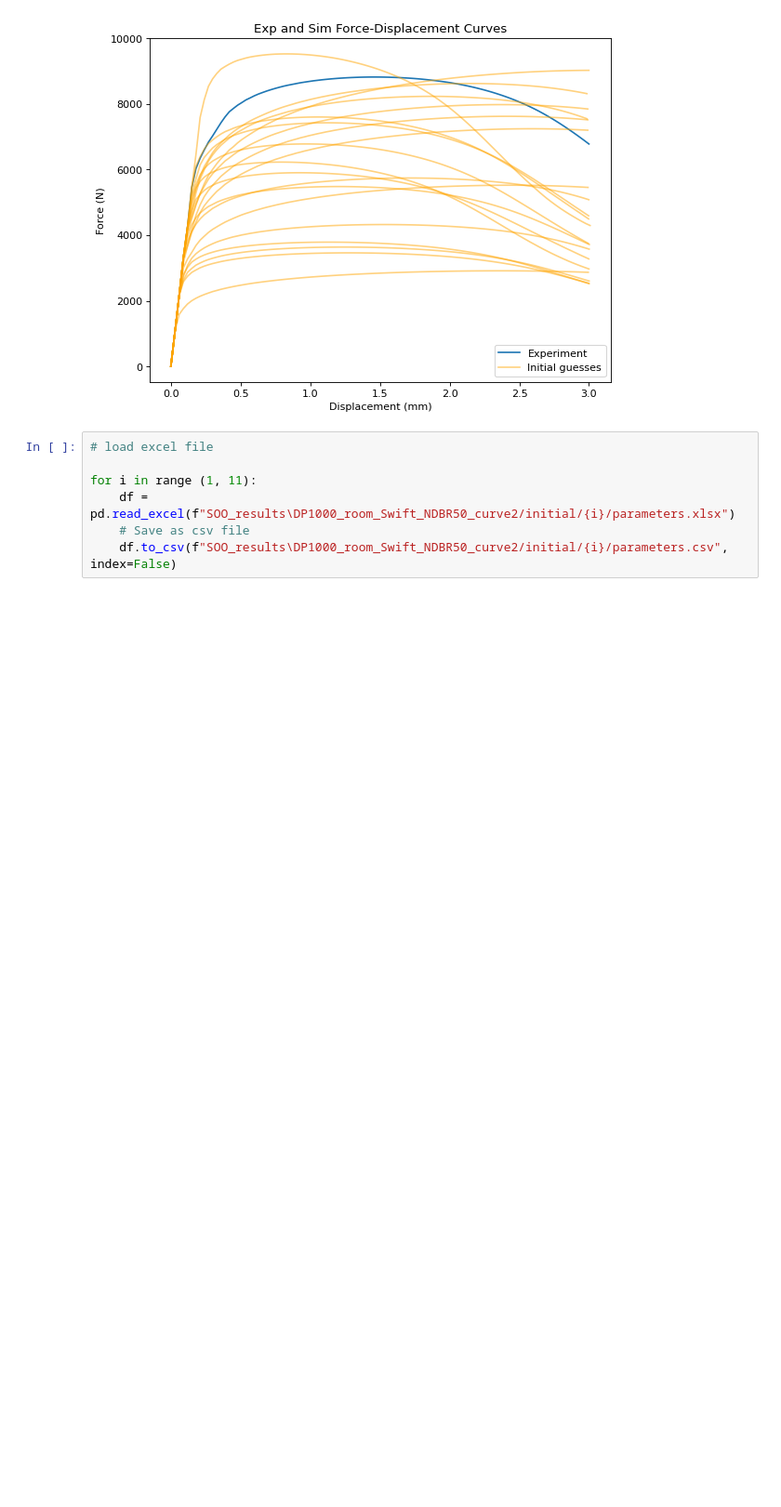
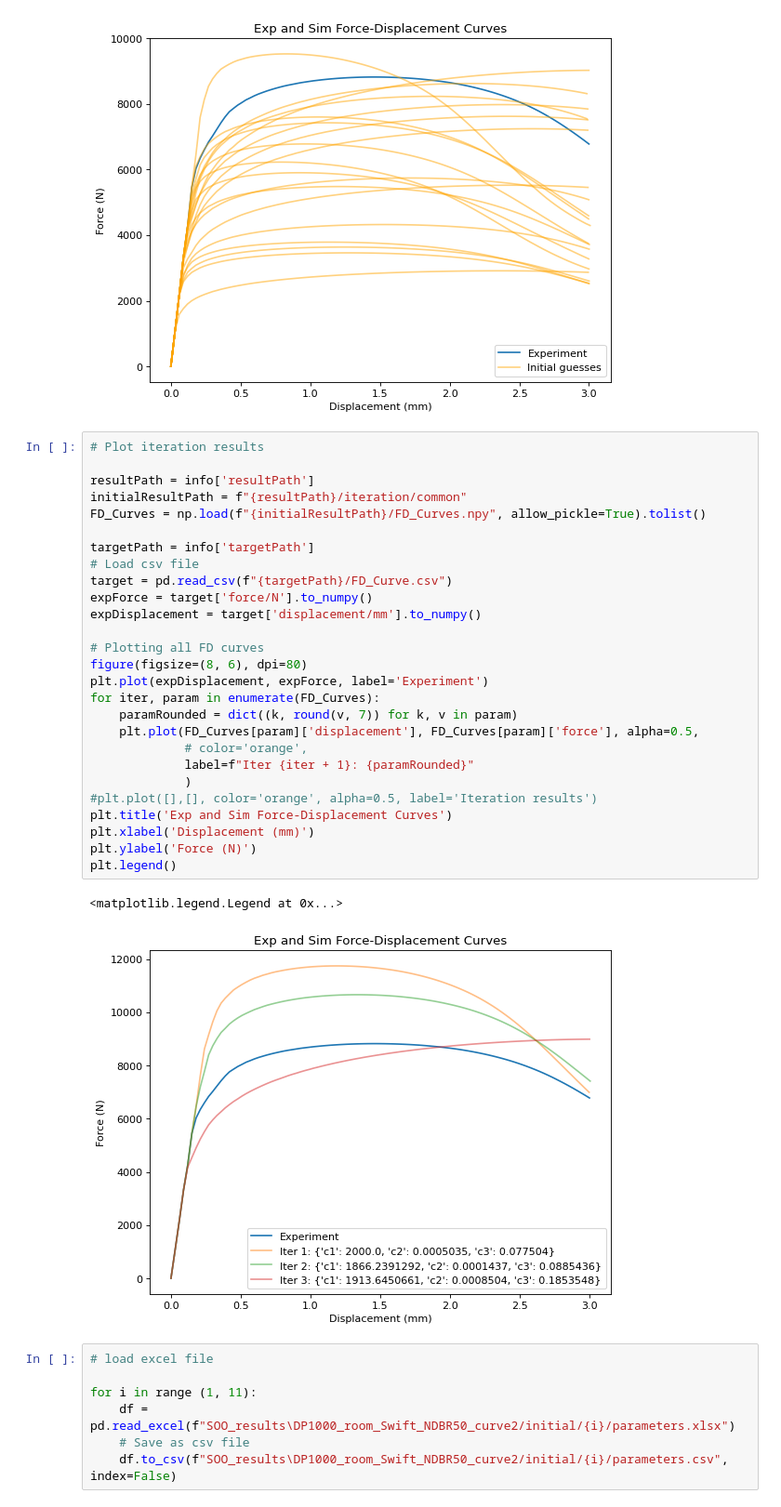
Before and after one commit to VedantZope/Abaqus-Macromechanics, a Jupyter notebook: notebooks/plot_results.ipynb, the cells around one changed output. Shown at 93% size. Drawn from its saved outputs; the diff is of its cells as text; blank space fills up the shorter version.

```diff
--- a/notebooks/plot_results.ipynb
+++ b/notebooks/plot_results.ipynb
@@ -80,6 +80,36 @@ plt.legend()
 1.4
 <matplotlib.legend.Legend at 0x...>
 [figure]
+# %%
+# Plot iteration results
+
+resultPath = info['resultPath']
+initialResultPath = f"{resultPath}/iteration/common"
+FD_Curves = np.load(f"{initialResultPath}/FD_Curves.npy", allow_pickle=True).tolist()
+
+targetPath = info['targetPath']
+# Load csv file
+target = pd.read_csv(f"{targetPath}/FD_Curve.csv")
+expForce = target['force/N'].to_numpy()
+expDisplacement = target['displacement/mm'].to_numpy()
+
+# Plotting all FD curves
+figure(figsize=(8, 6), dpi=80)
+plt.plot(expDisplacement, expForce, label='Experiment')
+for iter, param in enumerate(FD_Curves):
+    paramRounded = dict((k, round(v, 7)) for k, v in param)
+    plt.plot(FD_Curves[param]['displacement'], FD_Curves[param]['force'], alpha=0.5,
+             # color='orange',
+             label=f"Iter {iter + 1}: {paramRounded}"
+             )
+#plt.plot([],[], color='orange', alpha=0.5, label='Iteration results')
+plt.title('Exp and Sim Force-Displacement Curves')
+plt.xlabel('Displacement (mm)')
+plt.ylabel('Force (N)')
+plt.legend()
+# %% [output]
+<matplotlib.legend.Legend at 0x...>
+[figure, added]
 # %%
 # load excel file
 
```
Also changed, not shown: 49 other files.
